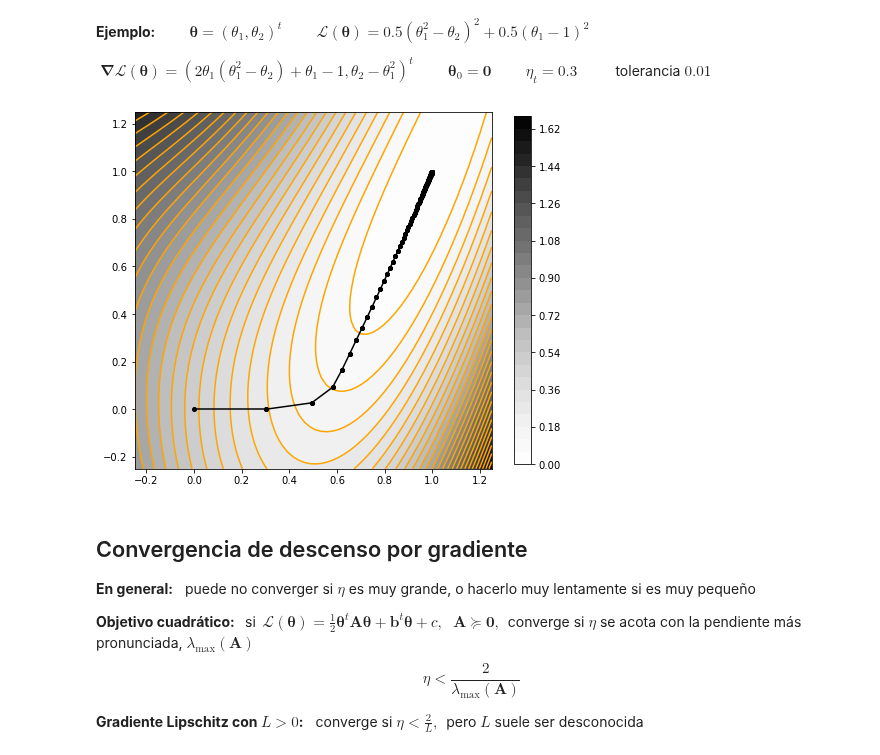
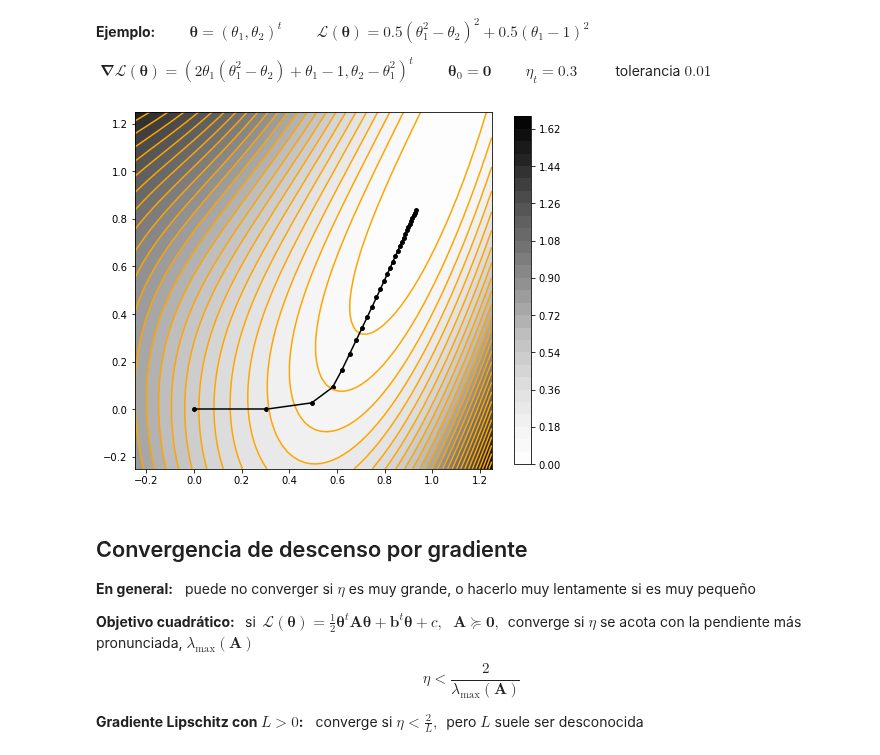
Before and after one commit to AlfonsJ/PML1, a Jupyter notebook: P01 Fundamentos/T08 Optimización/8.2 Métodos de primer orden/8.2.2 Tamaño de paso o factor de aprendizaje.ipynb, the cells around one changed output. Cells and saved outputs as stored; diff of their text form; code cells hidden in the pictures.

```diff
--- a/P01 Fundamentos/T08 Optimización/8.2 Métodos de primer orden/8.2.2 Tamaño de paso o factor de aprendizaje.ipynb
+++ b/P01 Fundamentos/T08 Optimización/8.2 Métodos de primer orden/8.2.2 Tamaño de paso o factor de aprendizaje.ipynb
@@ -10,28 +10,32 @@
 **Ejemplo:** $\qquad\boldsymbol{\theta}=(\theta_1,\theta_2)^t$ $\qquad\mathcal{L}(\boldsymbol{\theta})=0.5(\theta_1^2-\theta_2)^2+0.5(\theta_1-1)^2$
 
 $\;\mathbf{\nabla}\mathcal{L}(\boldsymbol{\theta})=(2\theta_1(\theta_1^2-\theta_2)+\theta_1-1, \theta_2-\theta_1^2)^t$ $\qquad\boldsymbol{\theta}_0=\boldsymbol{0}$ $\qquad\eta_t=0.3$ $\qquad$ tolerancia $0.01$
-# %%
-import numpy as np
-import matplotlib.pyplot as plt
-eta = 0.3 # <--- con otros valores no converge o lo hace muy lentamente
-L = lambda t: 0.5 * np.square(np.square(t[0]) - t[1]) + 0.5 * np.square(t[0] - 1)
-theta1, theta2 = np.meshgrid(np.linspace(-0.25, 1.25, num=64), np.linspace(-0.25, 1.25, num=64))
-theta = np.squeeze(np.dstack([np.ravel(theta1), np.ravel(theta2)]))
-Ltheta = np.apply_along_axis(L, 1, theta)
-fig, ax = plt.subplots(1, 1, figsize=(8, 8))
-ax.set(aspect='equal')
-ax.contour(theta1, theta2, Ltheta.reshape(theta1.shape), 30, colors='orange')
-cp = ax.contourf(theta1, theta2, Ltheta.reshape(theta1.shape), 30, cmap='Greys')
-plt.colorbar(cp, ax=ax, shrink=0.8)
-grad = lambda t: np.array([2 * t[0] * (np.square(t[0]) - t[1]) + t[0] - 1, t[1] - np.square(t[0])])
-theta, tol, delta, t = np.zeros(2), 0.01, np.inf, 1
-while np.max(np.abs(delta)) > tol and t < 100: # <--- número máximo de iteraciones
-    oldtheta = np.copy(theta)
-    theta = theta - eta * grad(theta)
-    t = t + 1
-    plt.plot([oldtheta[0], theta[0]], [oldtheta[1], theta[1]], 'o-k', markersize=4)
-# %% [output]
-[figure, removed]
+# %%
+import numpy as np
+import matplotlib.pyplot as plt
+from matplotlib.collections import LineCollection
+def plot_8_2_2(ax, x, y, L, TH, levels=30, shrink=0.8):
+    X, Y = np.meshgrid(x, y); XY = np.c_[np.ravel(X), np.ravel(Y)]; LL = np.apply_along_axis(L, 1, XY)
+    ax.contour(X, Y, LL.reshape(X.shape), levels, colors='orange')
+    cp = ax.contourf(X, Y, LL.reshape(X.shape), levels, cmap='Greys')
+    plt.colorbar(cp, ax=ax, shrink=shrink)
+    T = TH.shape[0]; lines = np.hstack((TH[:-1, :], TH[1:, :])).reshape(T-1, 2, 2)
+    ax.add_collection(LineCollection(lines, colors='black', linestyle='solid'));
+    ax.scatter(TH[:, 0], TH[:, 1], s=15, c='black', marker='o')
+# %%
+import numpy as np
+import matplotlib.pyplot as plt
+eta = 0.3 # <--- con otros valores no converge o lo hace muy lentamente
+L = lambda th: 0.5 * np.square(np.square(th[0]) - th[1]) + 0.5 * np.square(th[0] - 1)
+grad = lambda th: np.array([2 * th[0] * (np.square(th[0]) - th[1]) + th[0] - 1, th[1] - np.square(th[0])])
+T = 100; TH = np.zeros((T, 2)); tol = 0.01; delta = np.inf; t = 1
+while np.max(np.abs(delta)) > tol and t < T:
+    delta = -eta * grad(TH[t-1, :]); TH[t, :] = TH[t-1, :] + delta; t = t + 1
+t1, t2 = np.linspace(-0.25, 1.25, num=64), np.linspace(-0.25, 1.25, num=64)
+fig, ax = plt.subplots(1, 1, figsize=(8, 8)); ax.set(aspect='equal')
+plot_8_2_2(ax, t1, t2, L, TH[:t, :]);
+# %% [output]
+[figure, added]
 # %% [markdown]
 ## Convergencia de descenso por gradiente
 
```
